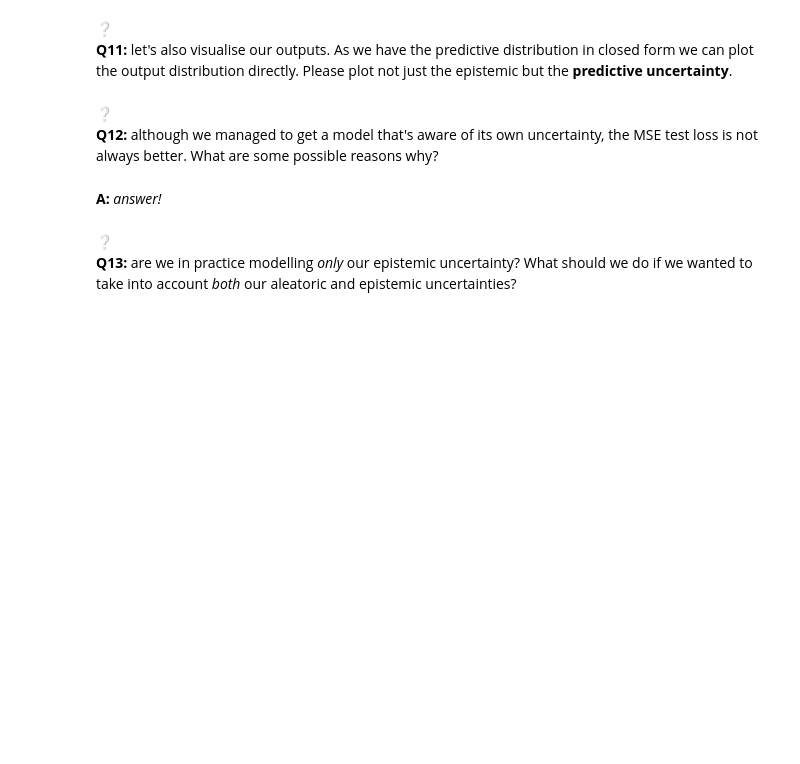
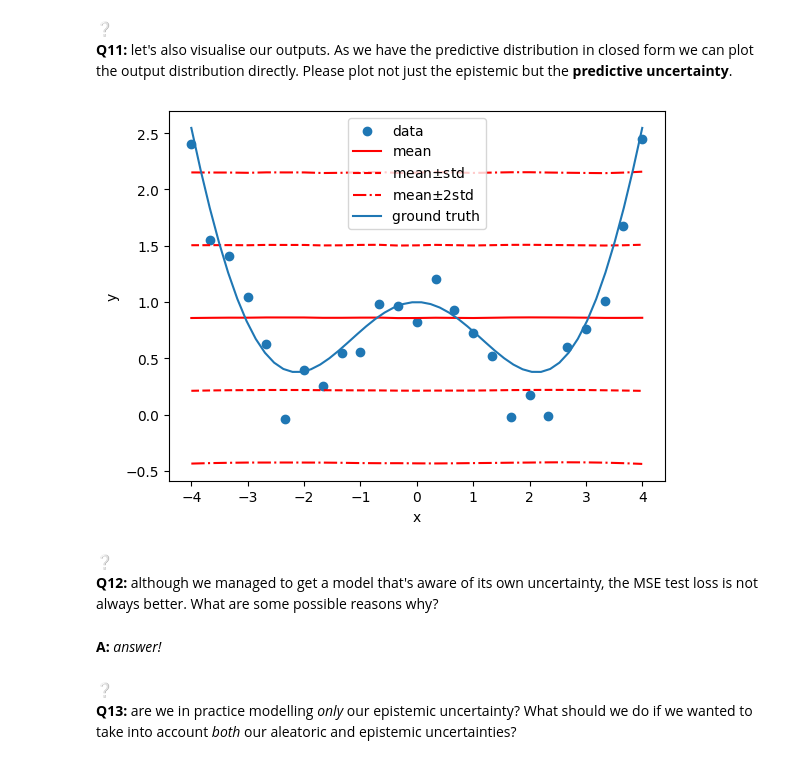
Before and after one commit to BrindanYasodaran/UDL-oxford, a Jupyter notebook: What_does_my_model_know?.ipynb, the cells around one changed output. Cells and saved outputs as stored; diff of their text form; code cells hidden in the pictures; blank space fills up the shorter version.

```diff
--- a/What_does_my_model_know?.ipynb
+++ b/What_does_my_model_know?.ipynb
@@ -487,0 +575,2 @@ def predictive_loss_fn(model_outputs, y, data_std=DATA_STD):
+# %%
+bayesian_model = BayesianMLP(n_inputs=1, n_features=64)
@@ -528,5 +658,47 @@ def plot_epistemic_preds(model, x, y, data_std=DATA_STD):
+# %%
+def plot_epistemic_preds(model, x, y, data_std=DATA_STD):
+    # Forward pass
+    model_outs = model(x).detach()
+
+    h = model_outs
+    pred_mean, pred_var = model.get_predictive_params(h, data_std)
+
+    mean_preds = pred_mean.detach().cpu().numpy().flatten()
+    std_pred = torch.sqrt(pred_var).detach().cpu().numpy().flatten()
+
+    # Convert x and y to numpy
+    x_np = x.detach().cpu().numpy().flatten()
+    y_np = y.detach().cpu().numpy().flatten()
+
+    # Sort by x values for proper line plotting
+    sort_idx = np.argsort(x_np)
+    x_sorted = x_np[sort_idx]
+    mean_sorted = mean_preds[sort_idx]
+    std_sorted = std_pred[sort_idx]
+
+    # Plot data (scatter doesn't need sorting)
+    plt.scatter(x_np, y_np, label='data')
+
+    # Plot mean and uncertainty bands (using sorted values)
+    plt.plot(x_sorted, mean_sorted, label='mean', c='r')
+
+    plt.plot(x_sorted, mean_sorted + std_sorted, label='mean$\pm$std', c='r', linestyle='--')
+    plt.plot(x_sorted, mean_sorted - std_sorted, c='r', linestyle='--')
+
+    plt.plot(x_sorted, mean_sorted + 2 * std_sorted, label='mean$\pm$2std', c='r', linestyle='-.')
+    plt.plot(x_sorted, mean_sorted - 2 * std_sorted, c='r', linestyle='-.')
+
+    # Ground truth curve
+    x_gt = np.linspace(-4, 4)
+    plt.plot(x_gt, gt_func(x_gt), label='ground truth')
+
+    plt.xlabel('x')
+    plt.ylabel('y')
+    plt.legend()
 # %%
-plot_epistemic_preds(model, train_x, train_y)
+plot_epistemic_preds(bayesian_model, train_x, train_y)
+# %% [output]
+[figure, added]
 # %% [markdown]
 ❔
 __Q12:__ although we managed to get a model that's aware of its own uncertainty, the MSE test loss is not always better. What are some possible reasons why?
```
Also changed, not shown: parts of 15 cells of this notebook.
